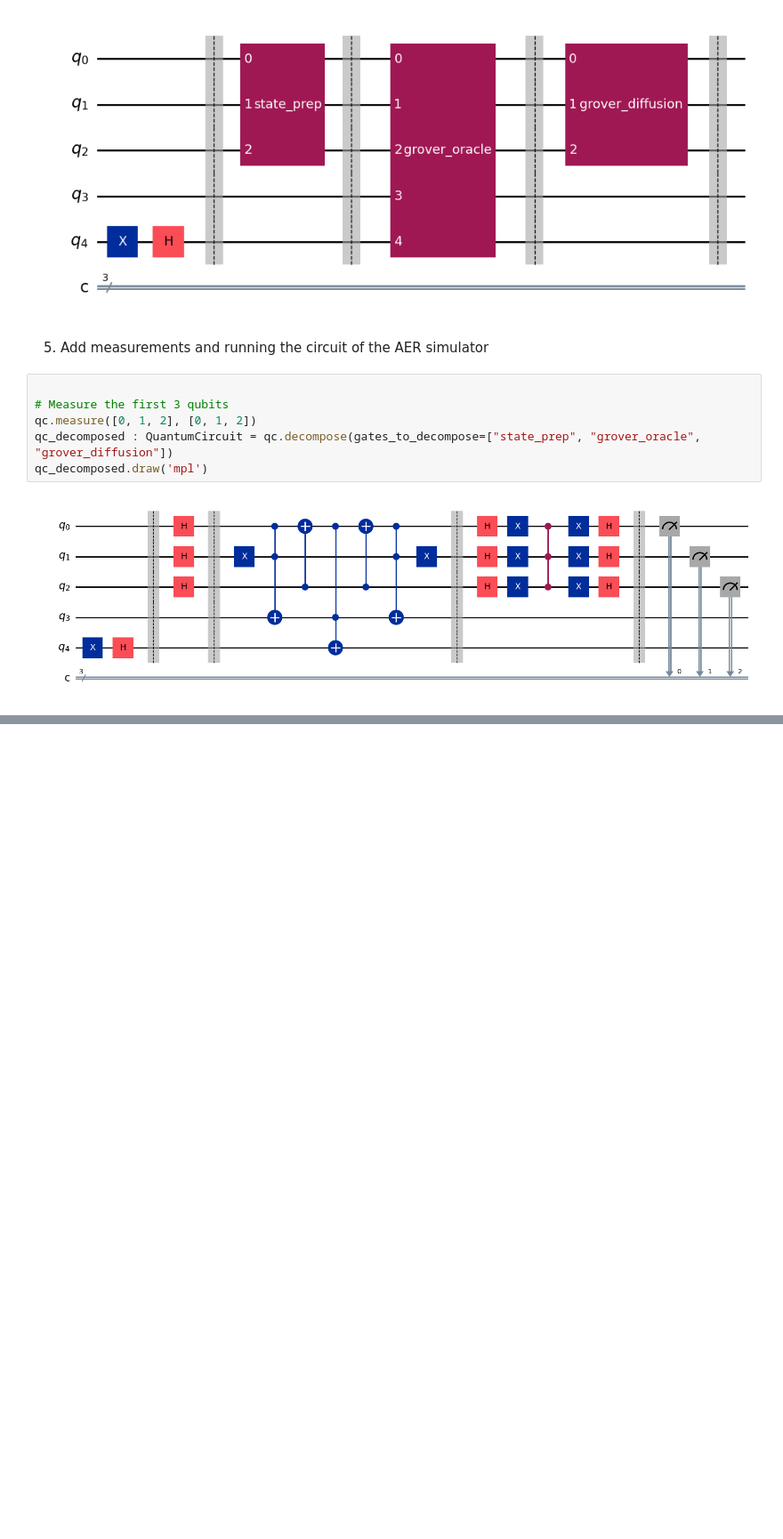
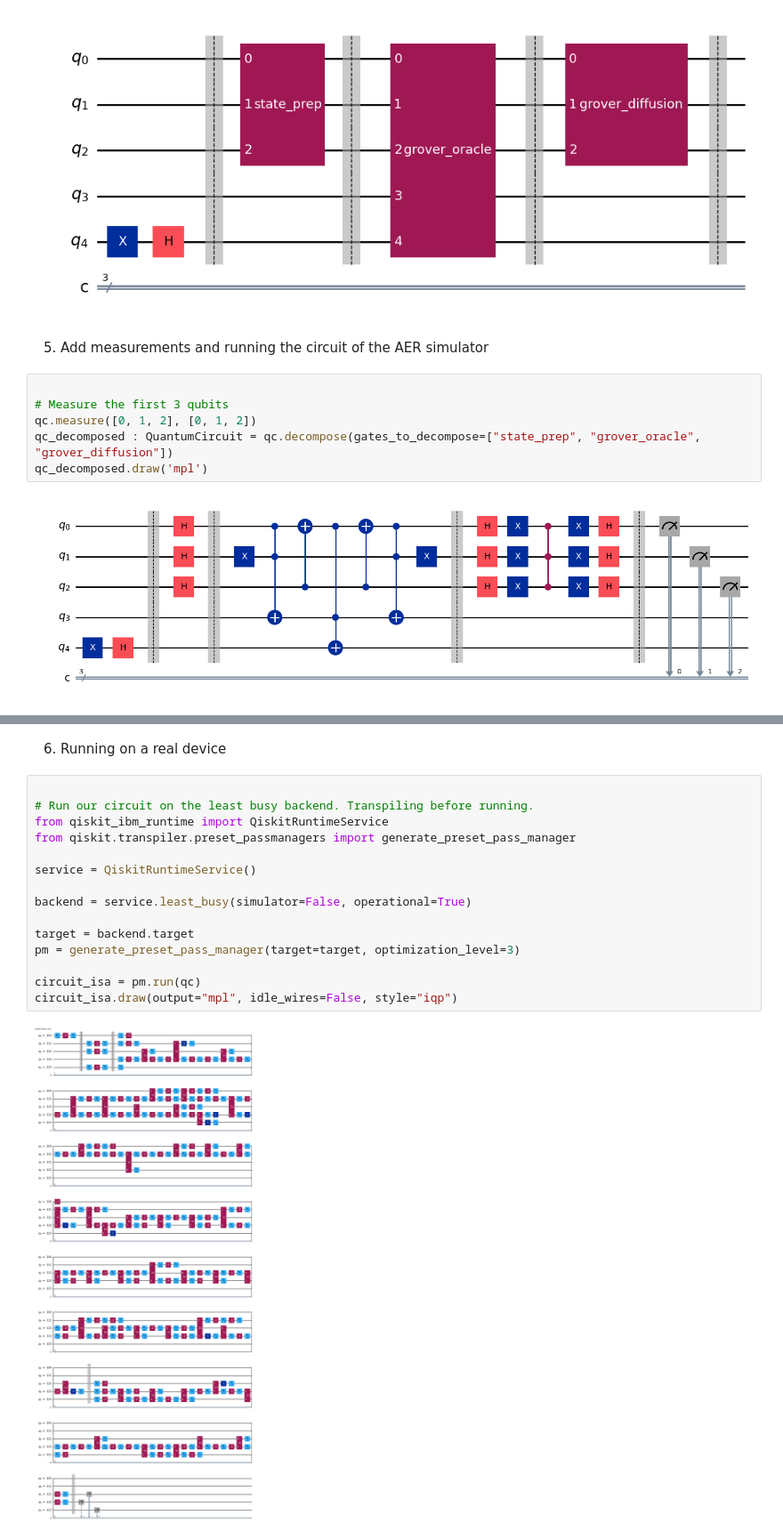
Before and after one commit to TheBarzani/vcgc, a Jupyter notebook: simple_vertex_coloring_grover.ipynb, the cells around one changed output, grey strips where cells are left out. Shown: that part at 89% size. Cells and saved outputs as stored; diff of their text form; blank space fills up the shorter version.

```diff
--- a/simple_vertex_coloring_grover.ipynb
+++ b/simple_vertex_coloring_grover.ipynb
@@ -96,0 +97,19 @@ plot_histogram(counts)
+# %% [markdown]
+6. Running on a real device
+# %%
+
+# Run our circuit on the least busy backend. Transpiling before running.
+from qiskit_ibm_runtime import QiskitRuntimeService
+from qiskit.transpiler.preset_passmanagers import generate_preset_pass_manager
+
+service = QiskitRuntimeService()
+
+backend = service.least_busy(simulator=False, operational=True)
+
+target = backend.target
+pm = generate_preset_pass_manager(target=target, optimization_level=3)
+
+circuit_isa = pm.run(qc)
+circuit_isa.draw(output="mpl", idle_wires=False, style="iqp")
+# %% [output]
+[figure, added]
```
Also changed, not shown: parts of 2 cells of this notebook.
